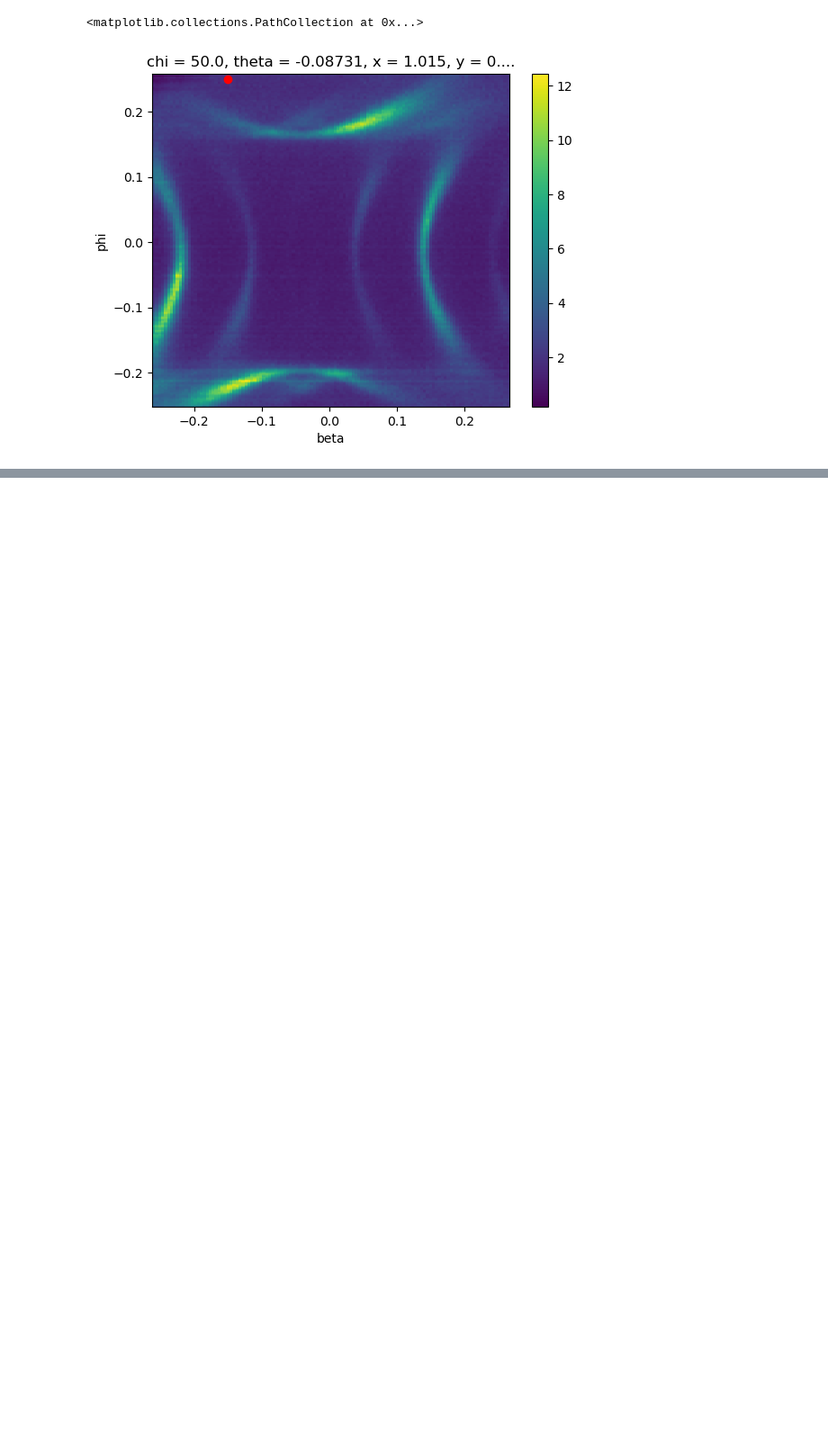
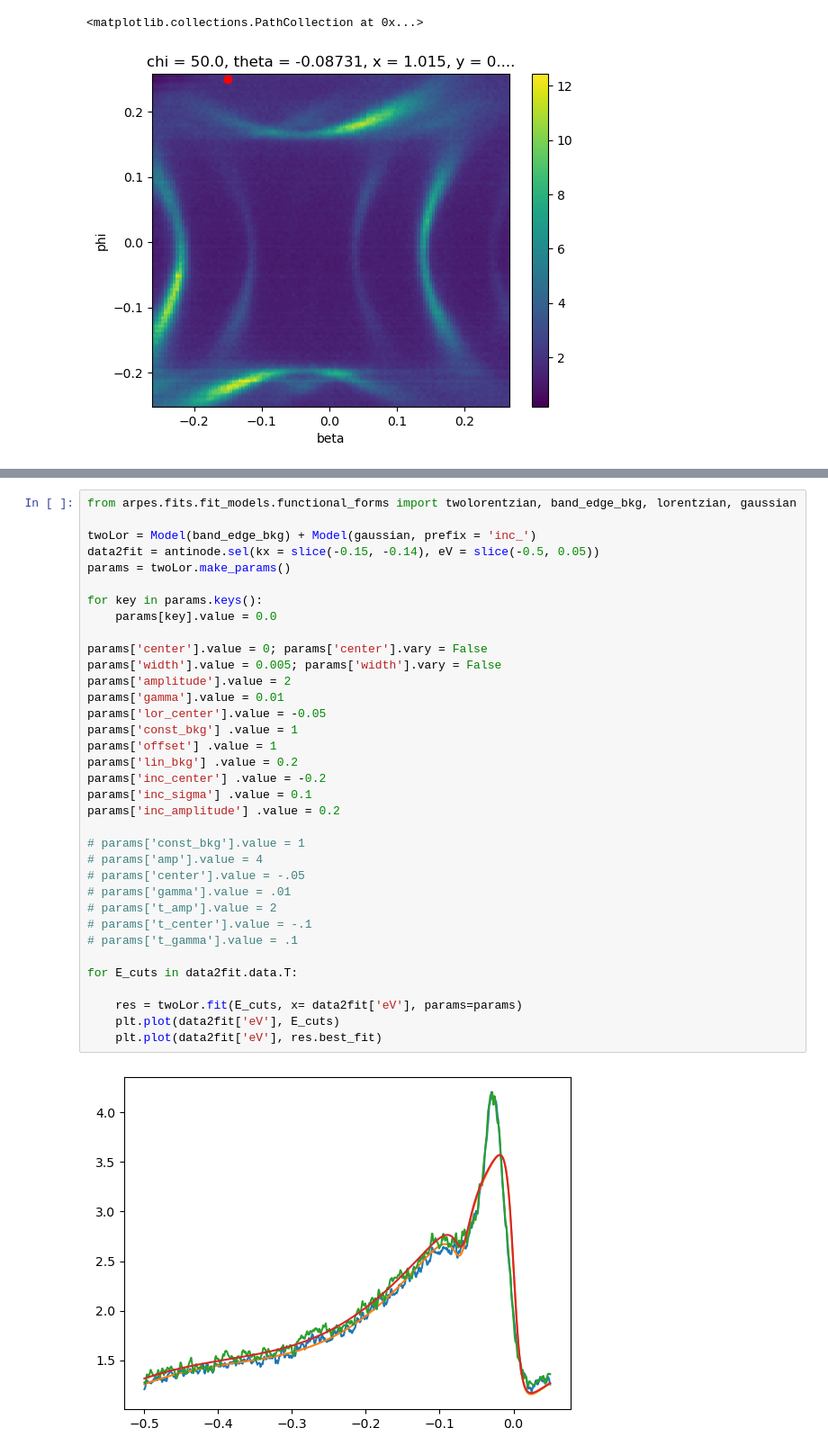
Before and after one commit to hellbrue/psi_arpes_scripts, a Jupyter notebook: scripts_francesco/analysis_FB.ipynb, the cells around one changed output, grey strips where cells are left out. Shown at 90% size. Saved outputs shown, nothing was run; the diff lists cells and outputs as text; blank space fills up the shorter version.

```diff
--- a/scripts_francesco/analysis_FB.ipynb
+++ b/scripts_francesco/analysis_FB.ipynb
@@ -442,0 +469,37 @@ plt.xlim(-.1, 0.05)
+# %%
+from arpes.fits.fit_models.functional_forms import twolorentzian, band_edge_bkg, lorentzian, gaussian
+
+twoLor = Model(band_edge_bkg) + Model(gaussian, prefix = 'inc_')
+data2fit = antinode.sel(kx = slice(-0.15, -0.14), eV = slice(-0.5, 0.05))
+params = twoLor.make_params()
+
+for key in params.keys():
+    params[key].value = 0.0
+
+params['center'].value = 0; params['center'].vary = False
+params['width'].value = 0.005; params['width'].vary = False
+params['amplitude'].value = 2
+params['gamma'].value = 0.01
+params['lor_center'].value = -0.05
+params['const_bkg'] .value = 1
+params['offset'] .value = 1
+params['lin_bkg'] .value = 0.2
+params['inc_center'] .value = -0.2
+params['inc_sigma'] .value = 0.1
+params['inc_amplitude'] .value = 0.2
+
+# params['const_bkg'].value = 1
+# params['amp'].value = 4
+# params['center'].value = -.05
+# params['gamma'].value = .01
+# params['t_amp'].value = 2
+# params['t_center'].value = -.1
+# params['t_gamma'].value = .1
+
+for E_cuts in data2fit.data.T:
+
+    res = twoLor.fit(E_cuts, x= data2fit['eV'], params=params)
+    plt.plot(data2fit['eV'], E_cuts)
+    plt.plot(data2fit['eV'], res.best_fit)
+# %% [output]
+[figure, added]
```
Also changed, not shown: parts of 7 cells of this notebook.
